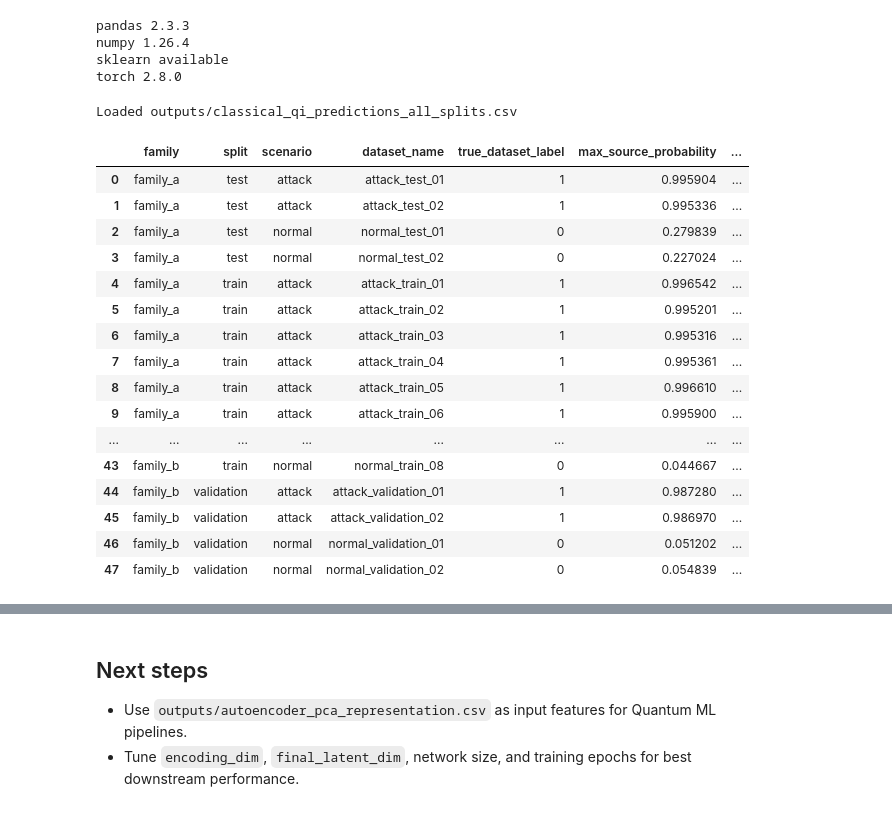
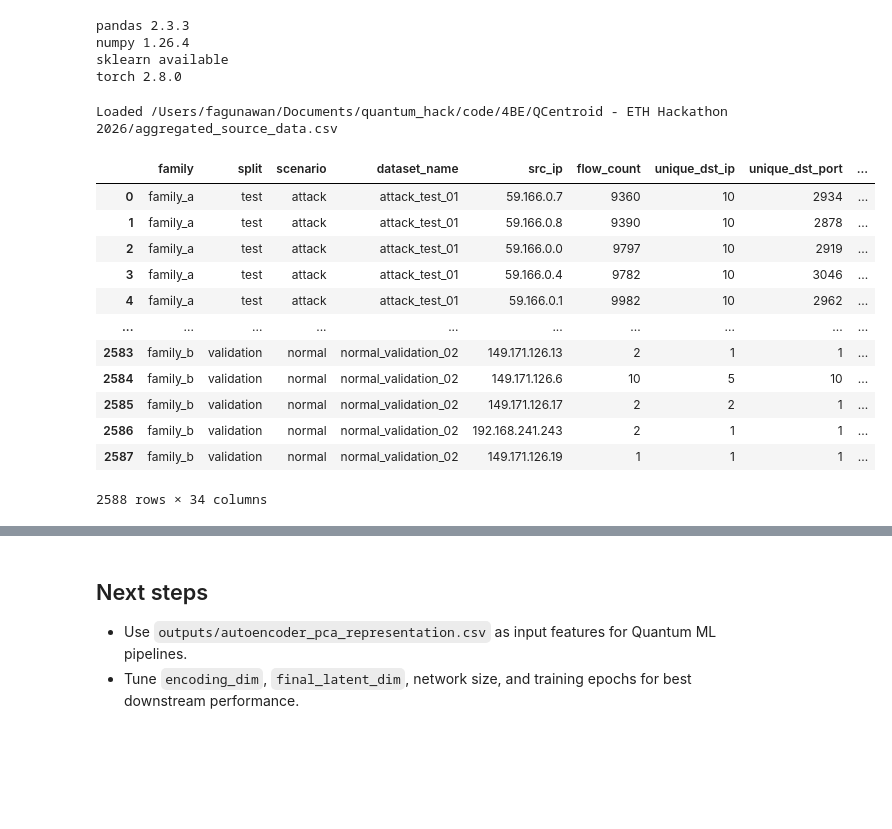
Before and after one commit to supermarine45/4BE, a Jupyter notebook: QCentroid - ETH Hackathon 2026/autoencoder_pca_qml_preprocessing.ipynb, the cells around one changed output, grey strips where cells are left out. Saved outputs shown, nothing was run; the diff lists cells and outputs as text; code cells hidden in the pictures; blank space fills up the shorter version.

```diff
--- a/QCentroid - ETH Hackathon 2026/autoencoder_pca_qml_preprocessing.ipynb
+++ b/QCentroid - ETH Hackathon 2026/autoencoder_pca_qml_preprocessing.ipynb
@@ -29,28 +29,23 @@ sklearn available
 torch 2.8.0
 # %%
 # Paths and loading
-base = Path('.')  # notebook directory when opened in Jupyter/Lab
-data_path = base / 'outputs' / 'classical_qi_predictions_all_splits.csv'
+data_path = Path('/Users/fagunawan/Documents/quantum_hack/code/4BE/QCentroid - ETH Hackathon 2026/aggregated_source_data.csv')
 assert data_path.exists(), f'Data not found: {data_path}'
 df = pd.read_csv(data_path)
 print('Loaded', data_path)
 display(df)
 # %% [output]
-Loaded outputs/classical_qi_predictions_all_splits.csv
+Loaded /Users/fagunawan/Documents/quantum_hack/code/4BE/QCentroid - ETH Hackathon 2026/aggregated_source_data.csv
-|  | family | split | scenario | dataset_name | true_dataset_label | max_source_probability | ... |
-| 0 | family_a | test | attack | attack_test_01 | 1 | 0.995904 | ... |
-| 1 | family_a | test | attack | attack_test_02 | 1 | 0.995336 | ... |
-| 2 | family_a | test | normal | normal_test_01 | 0 | 0.279839 | ... |
-| 3 | family_a | test | normal | normal_test_02 | 0 | 0.227024 | ... |
-| 4 | family_a | train | attack | attack_train_01 | 1 | 0.996542 | ... |
-| 5 | family_a | train | attack | attack_train_02 | 1 | 0.995201 | ... |
-| 6 | family_a | train | attack | attack_train_03 | 1 | 0.995316 | ... |
-| 7 | family_a | train | attack | attack_train_04 | 1 | 0.995361 | ... |
-| 8 | family_a | train | attack | attack_train_05 | 1 | 0.996610 | ... |
-| 9 | family_a | train | attack | attack_train_06 | 1 | 0.995900 | ... |
-| ... | ... | ... | ... | ... | ... | ... | ... |
-| 43 | family_b | train | normal | normal_train_08 | 0 | 0.044667 | ... |
-| 44 | family_b | validation | attack | attack_validation_01 | 1 | 0.987280 | ... |
-| 45 | family_b | validation | attack | attack_validation_02 | 1 | 0.986970 | ... |
-| 46 | family_b | validation | normal | normal_validation_01 | 0 | 0.051202 | ... |
-| 47 | family_b | validation | normal | normal_validation_02 | 0 | 0.054839 | ... |
+|  | family | split | scenario | dataset_name | src_ip | flow_count | unique_dst_ip | unique_dst_port | ... |
+| 0 | family_a | test | attack | attack_test_01 | 59.166.0.7 | 9360 | 10 | 2934 | ... |
+| 1 | family_a | test | attack | attack_test_01 | 59.166.0.8 | 9390 | 10 | 2878 | ... |
+| 2 | family_a | test | attack | attack_test_01 | 59.166.0.0 | 9797 | 10 | 2919 | ... |
+| 3 | family_a | test | attack | attack_test_01 | 59.166.0.4 | 9782 | 10 | 3046 | ... |
+| 4 | family_a | test | attack | attack_test_01 | 59.166.0.1 | 9982 | 10 | 2962 | ... |
+| ... | ... | ... | ... | ... | ... | ... | ... | ... | ... |
+| 2583 | family_b | validation | normal | normal_validation_02 | 149.171.126.13 | 2 | 1 | 1 | ... |
+| 2584 | family_b | validation | normal | normal_validation_02 | 149.171.126.6 | 10 | 5 | 10 | ... |
+| 2585 | family_b | validation | normal | normal_validation_02 | 149.171.126.17 | 2 | 2 | 1 | ... |
+| 2586 | family_b | validation | normal | normal_validation_02 | 192.168.241.243 | 2 | 1 | 1 | ... |
+| 2587 | family_b | validation | normal | normal_validation_02 | 149.171.126.19 | 1 | 1 | 1 | ... |
+2588 rows × 34 columns
```
Also changed, not shown: parts of 7 cells of this notebook.
